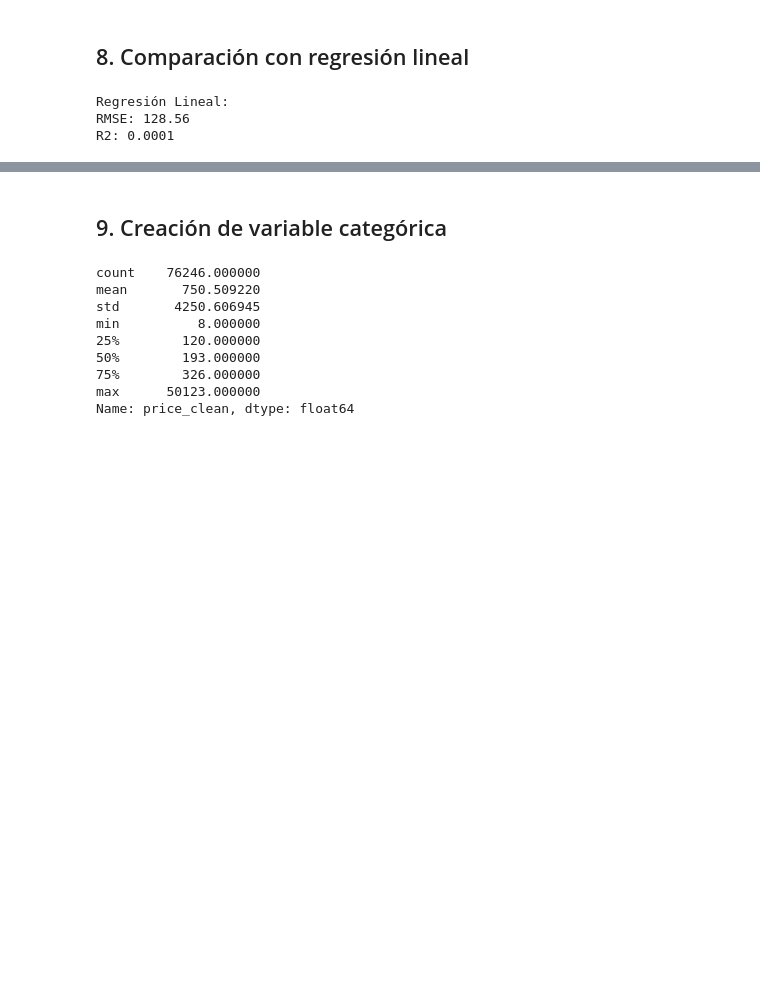
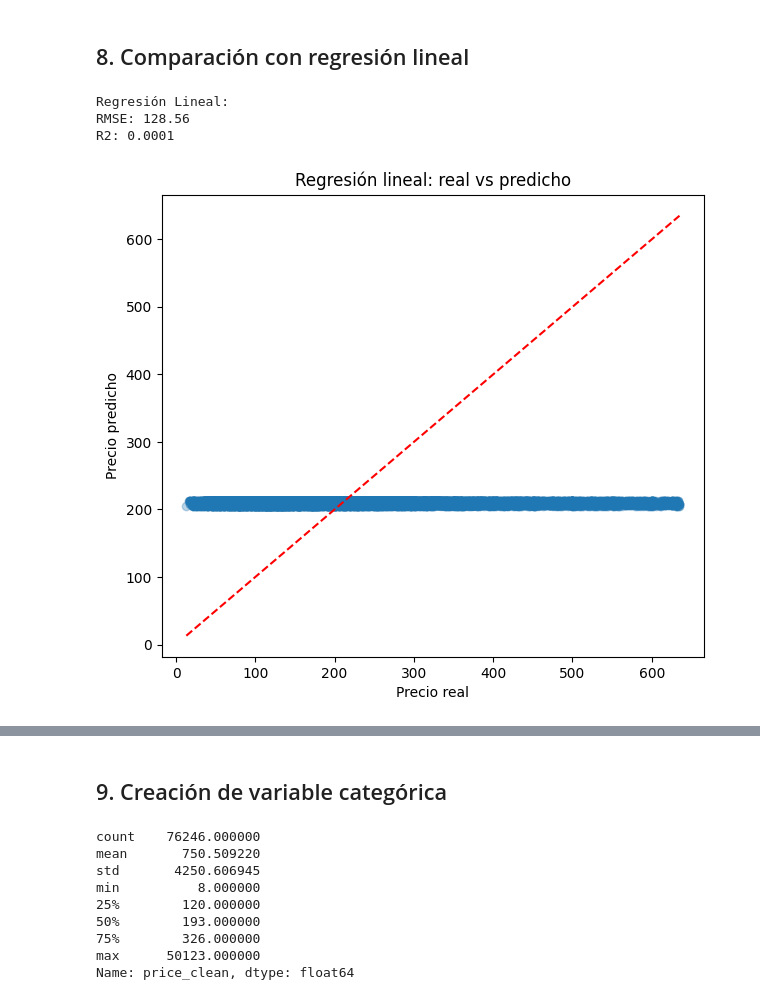
Before and after one commit to belennmm/MD_Lab4_Arboles, a Jupyter notebook: Notebooks/arboles.ipynb, the cells around one changed output, grey strips where cells are left out. Cells and saved outputs as stored; diff of their text form; code cells hidden in the pictures; blank space fills up the shorter version.

```diff
--- a/Notebooks/arboles.ipynb
+++ b/Notebooks/arboles.ipynb
@@ -814,14 +885,17 @@ for d in profundidades:
 
     modelo.fit(X_train, y_train)
 
-    y_pred = modelo.predict(X_test)
+    y_pred_train = modelo.predict(X_train)
+    y_pred_test  = modelo.predict(X_test)
 
-    mse = mean_squared_error(y_test, y_pred)
-    rmse = np.sqrt(mse)
-    r2 = r2_score(y_test, y_pred)
+    rmse_train = np.sqrt(mean_squared_error(y_train, y_pred_train))
+    rmse_test  = np.sqrt(mean_squared_error(y_test, y_pred_test))
 
-    resultados.append((d, rmse, r2))
+    r2_train = r2_score(y_train, y_pred_train)
+    r2_test  = r2_score(y_test, y_pred_test)
+
+    resultados.append((d, rmse_train, rmse_test, r2_train, r2_test))
 
 for r in resultados:
-    print(f"Profundidad: {r[0]} | RMSE: {r[1]:.2f} | R2: {r[2]:.4f}")
+    print(f"Profundidad: {r[0]} | RMSE Train: {r[1]:.2f} | RMSE Test: {r[2]:.2f} | R2 Train: {r[3]:.3f} | R2 Test: {r[4]:.3f}")
 # %% [output]
@@ -857,3 +943,20 @@ print(f"R2: {r2_lr:.4f}")
 Regresión Lineal:
 RMSE: 128.56
 R2: 0.0001
+# %%
+plt.figure(figsize=(7,6))
+
+plt.scatter(y_test, y_pred_lr, alpha=0.3)
+
+
+plt.plot([y_test.min(), y_test.max()],
+         [y_test.min(), y_test.max()],
+         'r--')
+
+plt.xlabel('Precio real')
+plt.ylabel('Precio predicho')
+plt.title('Regresión lineal: real vs predicho')
+
+plt.show()
+# %% [output]
+[figure, added]
```
Also changed, not shown: parts of 31 cells of this notebook.
